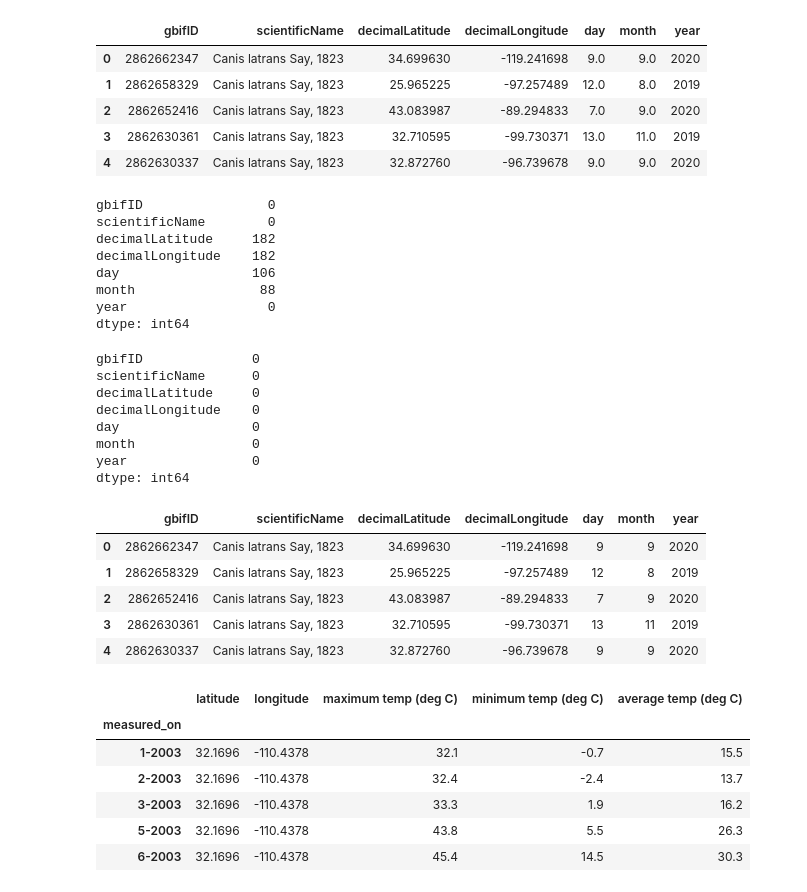
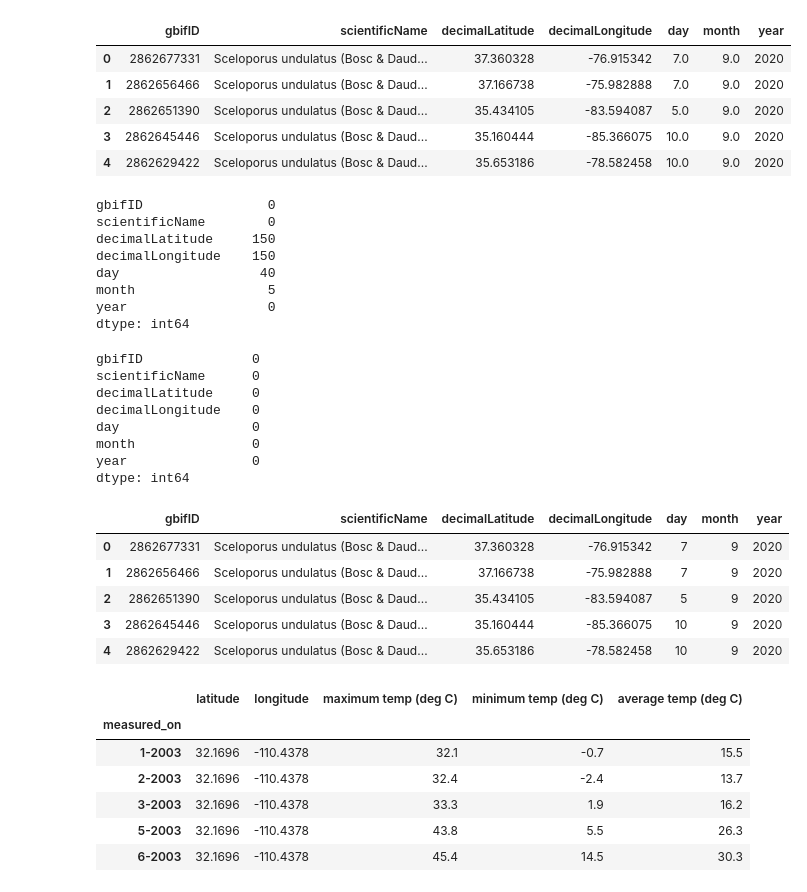
Before and after one commit to rmnagrwal/lifeform-scanner, a Jupyter notebook: Untitled.ipynb, the cells around one changed output. Drawn from its saved outputs; the diff is of its cells as text; code cells hidden in the pictures.

```diff
--- a/Untitled.ipynb
+++ b/Untitled.ipynb
@@ -1,12 +1,12 @@
 # %%
 import pandas as pd
 # %%
-main_df = pd.read_csv('lomdi1.csv')
+main_df = pd.read_csv('chipkali.csv')
 main_df.head()
 # %% [output]
 |  | gbifID | scientificName | decimalLatitude | decimalLongitude | day | month | year |
-| 0 | 2862662347 | Canis latrans Say, 1823 | 34.699630 | -119.241698 | 9.0 | 9.0 | 2020 |
-| 1 | 2862658329 | Canis latrans Say, 1823 | 25.965225 | -97.257489 | 12.0 | 8.0 | 2019 |
-| 2 | 2862652416 | Canis latrans Say, 1823 | 43.083987 | -89.294833 | 7.0 | 9.0 | 2020 |
-| 3 | 2862630361 | Canis latrans Say, 1823 | 32.710595 | -99.730371 | 13.0 | 11.0 | 2019 |
-| 4 | 2862630337 | Canis latrans Say, 1823 | 32.872760 | -96.739678 | 9.0 | 9.0 | 2020 |
+| 0 | 2862677331 | Sceloporus undulatus (Bosc & Daud... | 37.360328 | -76.915342 | 7.0 | 9.0 | 2020 |
+| 1 | 2862656466 | Sceloporus undulatus (Bosc & Daud... | 37.166738 | -75.982888 | 7.0 | 9.0 | 2020 |
+| 2 | 2862651390 | Sceloporus undulatus (Bosc & Daud... | 35.434105 | -83.594087 | 5.0 | 9.0 | 2020 |
+| 3 | 2862645446 | Sceloporus undulatus (Bosc & Daud... | 35.160444 | -85.366075 | 10.0 | 9.0 | 2020 |
+| 4 | 2862629422 | Sceloporus undulatus (Bosc & Daud... | 35.653186 | -78.582458 | 10.0 | 9.0 | 2020 |
@@ -15,10 +17,10 @@ main_df.isnull().sum()
 # %% [output]
 gbifID                0
 scientificName        0
-decimalLatitude     182
-decimalLongitude    182
-day                 106
-month                88
+decimalLatitude     150
+decimalLongitude    150
+day                  40
+month                 5
 year                  0
 dtype: int64
 # %%
@@ -40,11 +42,11 @@ main_df['year'] = main_df['year'].astype(int).astype(str)
 main_df.head()
 # %% [output]
 |  | gbifID | scientificName | decimalLatitude | decimalLongitude | day | month | year |
-| 0 | 2862662347 | Canis latrans Say, 1823 | 34.699630 | -119.241698 | 9 | 9 | 2020 |
-| 1 | 2862658329 | Canis latrans Say, 1823 | 25.965225 | -97.257489 | 12 | 8 | 2019 |
-| 2 | 2862652416 | Canis latrans Say, 1823 | 43.083987 | -89.294833 | 7 | 9 | 2020 |
-| 3 | 2862630361 | Canis latrans Say, 1823 | 32.710595 | -99.730371 | 13 | 11 | 2019 |
-| 4 | 2862630337 | Canis latrans Say, 1823 | 32.872760 | -96.739678 | 9 | 9 | 2020 |
+| 0 | 2862677331 | Sceloporus undulatus (Bosc & Daud... | 37.360328 | -76.915342 | 7 | 9 | 2020 |
+| 1 | 2862656466 | Sceloporus undulatus (Bosc & Daud... | 37.166738 | -75.982888 | 7 | 9 | 2020 |
+| 2 | 2862651390 | Sceloporus undulatus (Bosc & Daud... | 35.434105 | -83.594087 | 5 | 9 | 2020 |
+| 3 | 2862645446 | Sceloporus undulatus (Bosc & Daud... | 35.160444 | -85.366075 | 10 | 9 | 2020 |
+| 4 | 2862629422 | Sceloporus undulatus (Bosc & Daud... | 35.653186 | -78.582458 | 10 | 9 | 2020 |
 # %%
 temp_df = pd.read_csv('air_temp.csv')
 temp_df['measured_on'] = temp_df['measured_on'].astype(str)
```
Also changed, not shown: parts of 22 cells of this notebook.
